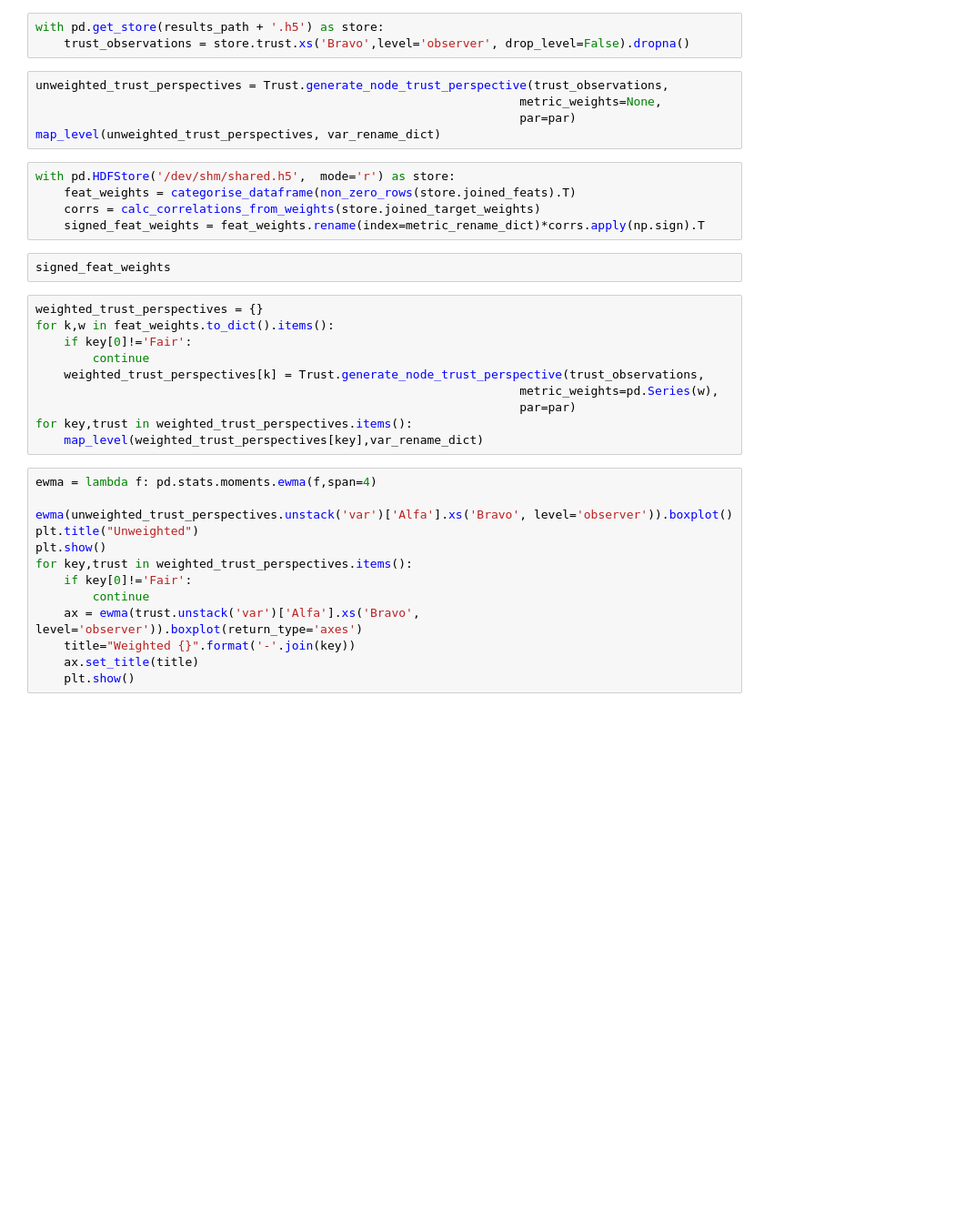
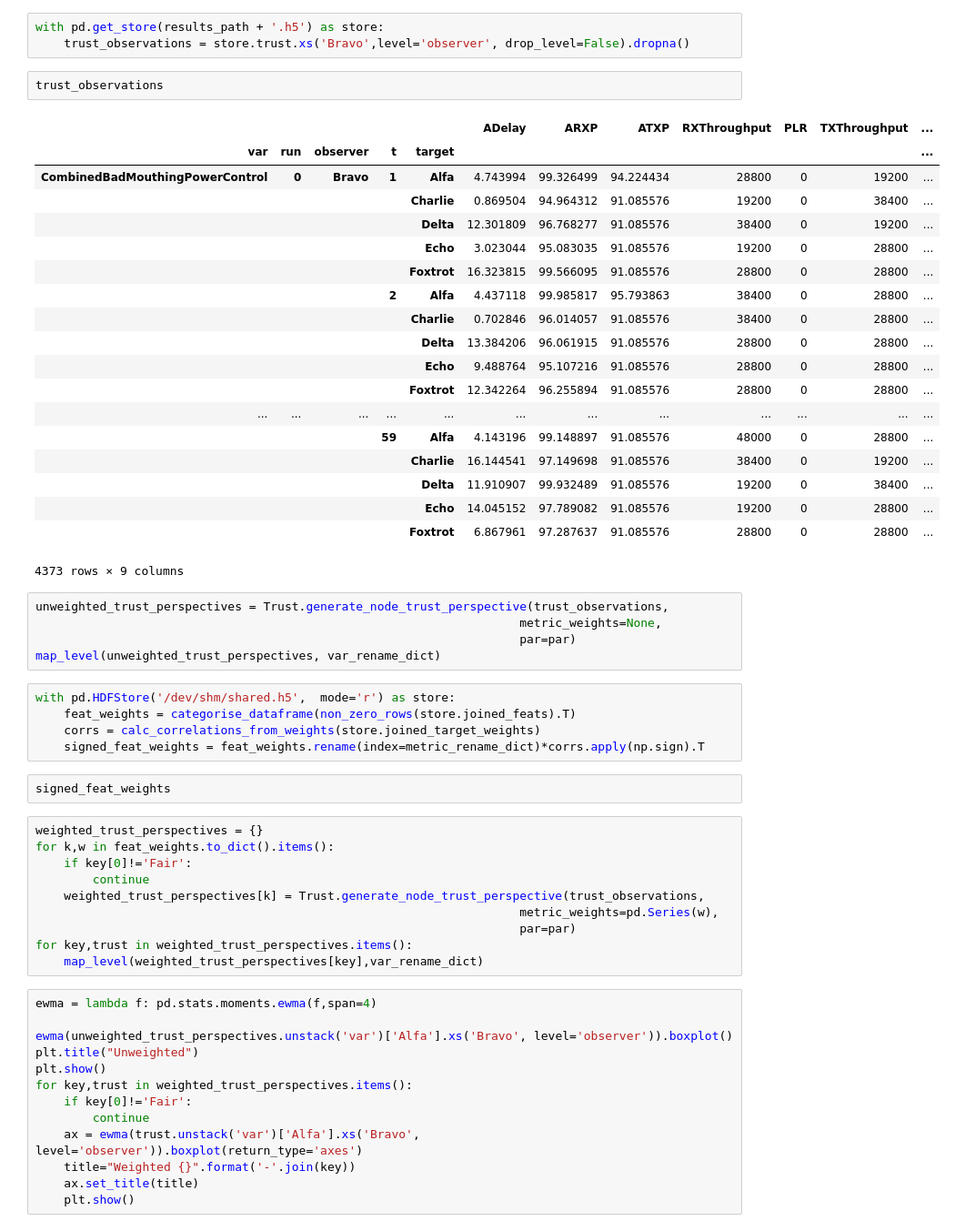
Before and after one commit to andrewbolster/aietes, a Jupyter notebook: scripts/notebooks/AIETES/AAMAS Validation Experiments.ipynb, the cells around one changed output. Shown at 91% size. Cells and saved outputs as stored; diff of their text form; blank space fills up the shorter version.

```diff
--- a/scripts/notebooks/AIETES/AAMAS Validation Experiments.ipynb
+++ b/scripts/notebooks/AIETES/AAMAS Validation Experiments.ipynb
@@ -94,6 +92,28 @@ Warning: IOStream has no fileno.
 # %%
 with pd.get_store(results_path + '.h5') as store:
     trust_observations = store.trust.xs('Bravo',level='observer', drop_level=False).dropna()
+# %%
+trust_observations
+# %% [output]
+|  |  |  |  |  | ADelay | ARXP | ATXP | RXThroughput | PLR | TXThroughput | ... |
+| var | run | observer | t | target |  |  |  |  |  |  | ... |
+| CombinedBadMouthingPowerControl | 0 | Bravo | 1 | Alfa | 4.743994 | 99.326499 | 94.224434 | 28800 | 0 | 19200 | ... |
+|  |  |  |  | Charlie | 0.869504 | 94.964312 | 91.085576 | 19200 | 0 | 38400 | ... |
+|  |  |  |  | Delta | 12.301809 | 96.768277 | 91.085576 | 38400 | 0 | 19200 | ... |
+|  |  |  |  | Echo | 3.023044 | 95.083035 | 91.085576 | 19200 | 0 | 28800 | ... |
+|  |  |  |  | Foxtrot | 16.323815 | 99.566095 | 91.085576 | 28800 | 0 | 28800 | ... |
+|  |  |  | 2 | Alfa | 4.437118 | 99.985817 | 95.793863 | 38400 | 0 | 28800 | ... |
+|  |  |  |  | Charlie | 0.702846 | 96.014057 | 91.085576 | 38400 | 0 | 28800 | ... |
+|  |  |  |  | Delta | 13.384206 | 96.061915 | 91.085576 | 28800 | 0 | 28800 | ... |
+|  |  |  |  | Echo | 9.488764 | 95.107216 | 91.085576 | 28800 | 0 | 28800 | ... |
+|  |  |  |  | Foxtrot | 12.342264 | 96.255894 | 91.085576 | 28800 | 0 | 28800 | ... |
+| ... | ... | ... | ... | ... | ... | ... | ... | ... | ... | ... | ... |
+|  |  |  | 59 | Alfa | 4.143196 | 99.148897 | 91.085576 | 48000 | 0 | 28800 | ... |
+|  |  |  |  | Charlie | 16.144541 | 97.149698 | 91.085576 | 38400 | 0 | 19200 | ... |
+|  |  |  |  | Delta | 11.910907 | 99.932489 | 91.085576 | 19200 | 0 | 38400 | ... |
+|  |  |  |  | Echo | 14.045152 | 97.789082 | 91.085576 | 19200 | 0 | 28800 | ... |
+|  |  |  |  | Foxtrot | 6.867961 | 97.287637 | 91.085576 | 28800 | 0 | 28800 | ... |
+4373 rows × 9 columns
 # %%
 unweighted_trust_perspectives = Trust.generate_node_trust_perspective(trust_observations,
                                                                     metric_weights=None,
```
Also changed, not shown: parts of 1 cell of this notebook, 21 other files.
